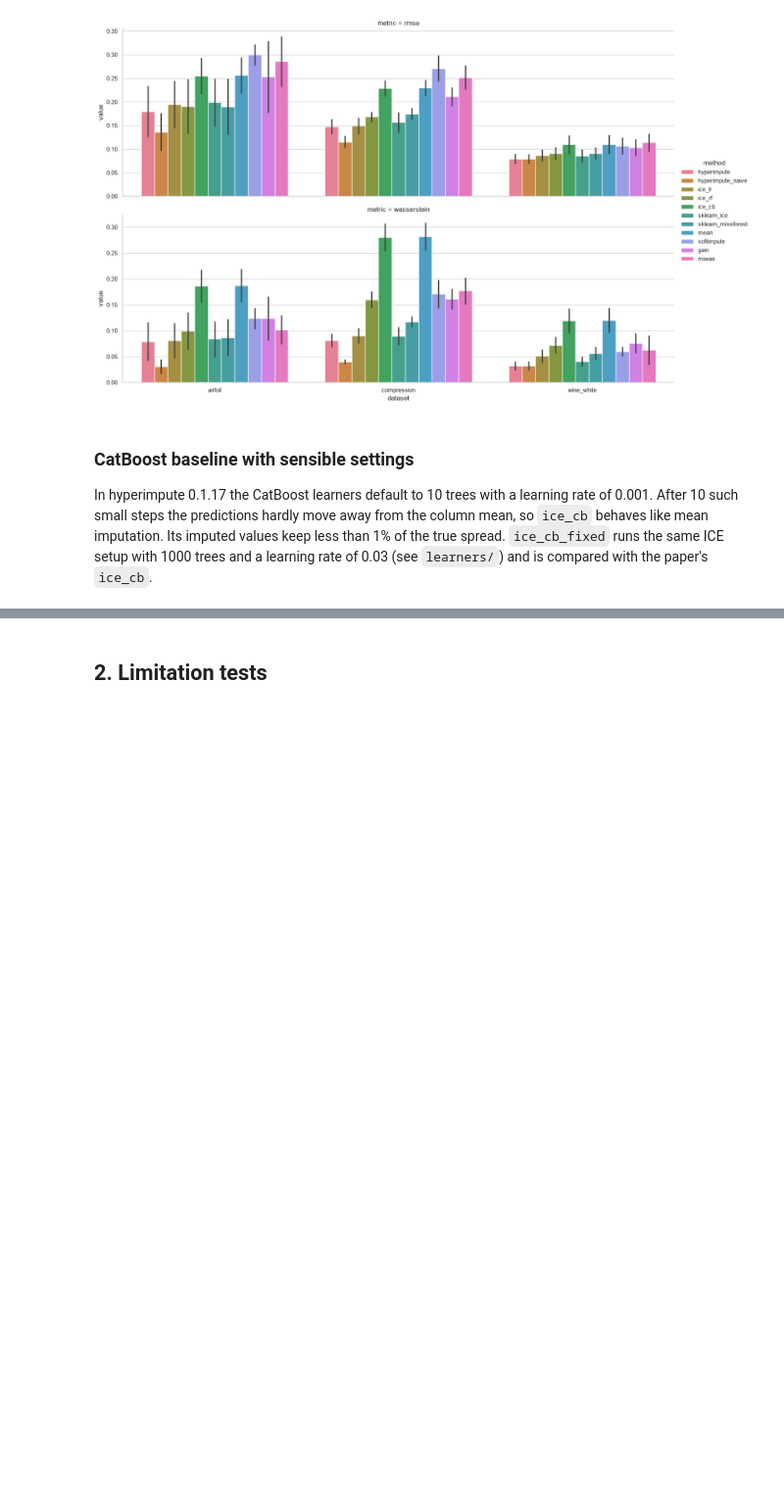
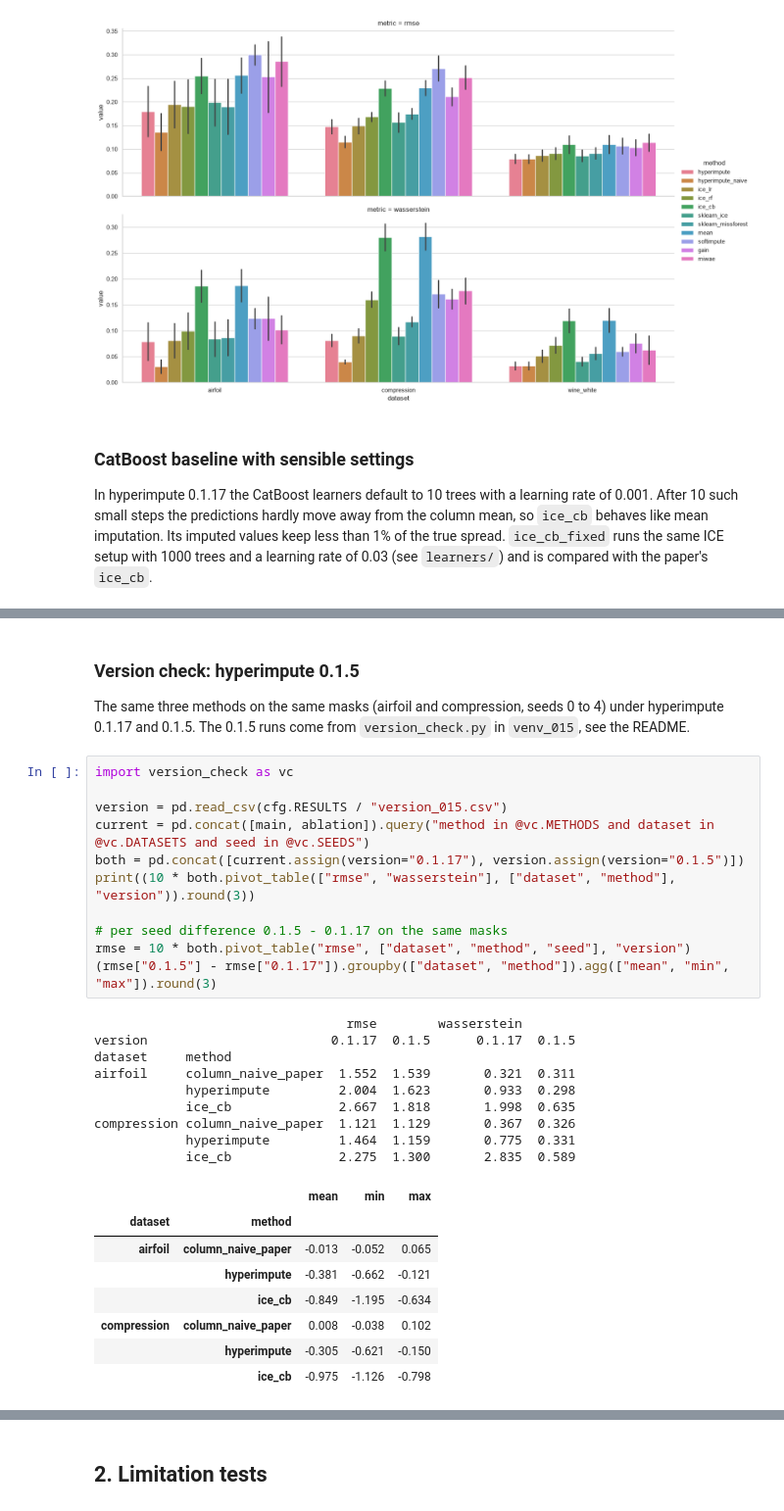
Before and after one commit to YannKleees/hyperreimpute, a Jupyter notebook: reproduction.ipynb, the cells around one changed output, grey strips where cells are left out. Shown at 98% size. Saved outputs shown, nothing was run; the diff lists cells and outputs as text; blank space fills up the shorter version.

```diff
--- a/reproduction.ipynb
+++ b/reproduction.ipynb
@@ -110,0 +159,32 @@ ice_cb_fixed      0.721
+# %% [markdown]
+### Version check: hyperimpute 0.1.5
+The same three methods on the same masks (airfoil and compression, seeds 0 to 4) under hyperimpute 0.1.17 and 0.1.5. The 0.1.5 runs come from `version_check.py` in `venv_015`, see the README.
+# %%
+import version_check as vc
+
+version = pd.read_csv(cfg.RESULTS / "version_015.csv")
+current = pd.concat([main, ablation]).query("method in @vc.METHODS and dataset in @vc.DATASETS and seed in @vc.SEEDS")
+both = pd.concat([current.assign(version="0.1.17"), version.assign(version="0.1.5")])
+print((10 * both.pivot_table(["rmse", "wasserstein"], ["dataset", "method"], "version")).round(3))
+
+# per seed difference 0.1.5 - 0.1.17 on the same masks
+rmse = 10 * both.pivot_table("rmse", ["dataset", "method", "seed"], "version")
+(rmse["0.1.5"] - rmse["0.1.17"]).groupby(["dataset", "method"]).agg(["mean", "min", "max"]).round(3)
+# %% [output]
+                                 rmse        wasserstein
+version                        0.1.17  0.1.5      0.1.17  0.1.5
+dataset     method
+airfoil     column_naive_paper  1.552  1.539       0.321  0.311
+            hyperimpute         2.004  1.623       0.933  0.298
+            ice_cb              2.667  1.818       1.998  0.635
+compression column_naive_paper  1.121  1.129       0.367  0.326
+            hyperimpute         1.464  1.159       0.775  0.331
+            ice_cb              2.275  1.300       2.835  0.589
+|  |  | mean | min | max |
+| dataset | method |  |  |  |
+| airfoil | column_naive_paper | -0.013 | -0.052 | 0.065 |
+|  | hyperimpute | -0.381 | -0.662 | -0.121 |
+|  | ice_cb | -0.849 | -1.195 | -0.634 |
+| compression | column_naive_paper | 0.008 | -0.038 | 0.102 |
+|  | hyperimpute | -0.305 | -0.621 | -0.150 |
+|  | ice_cb | -0.975 | -1.126 | -0.798 |
```
Also changed, not shown: parts of 10 cells of this notebook.
